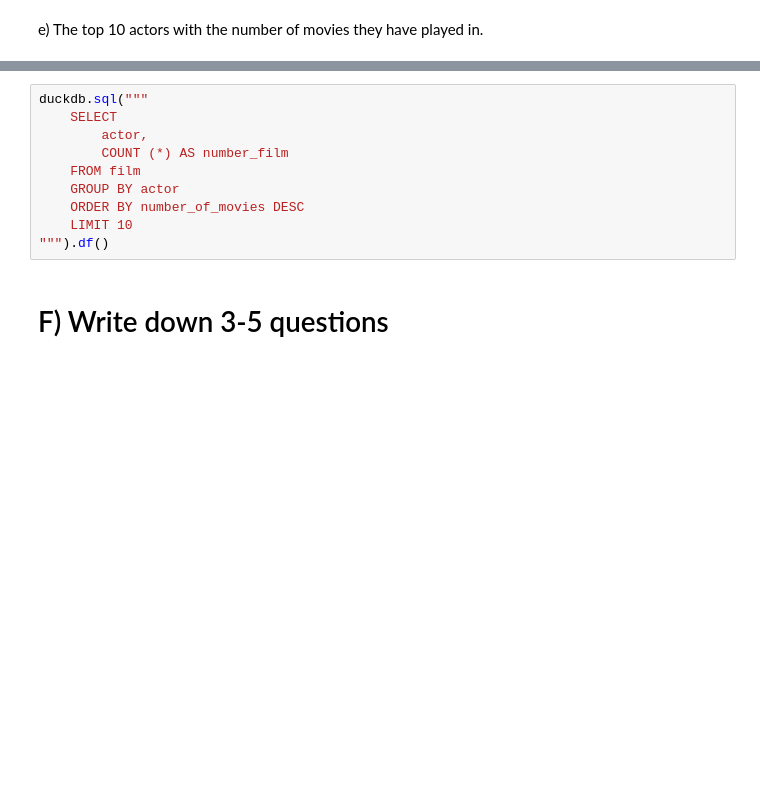
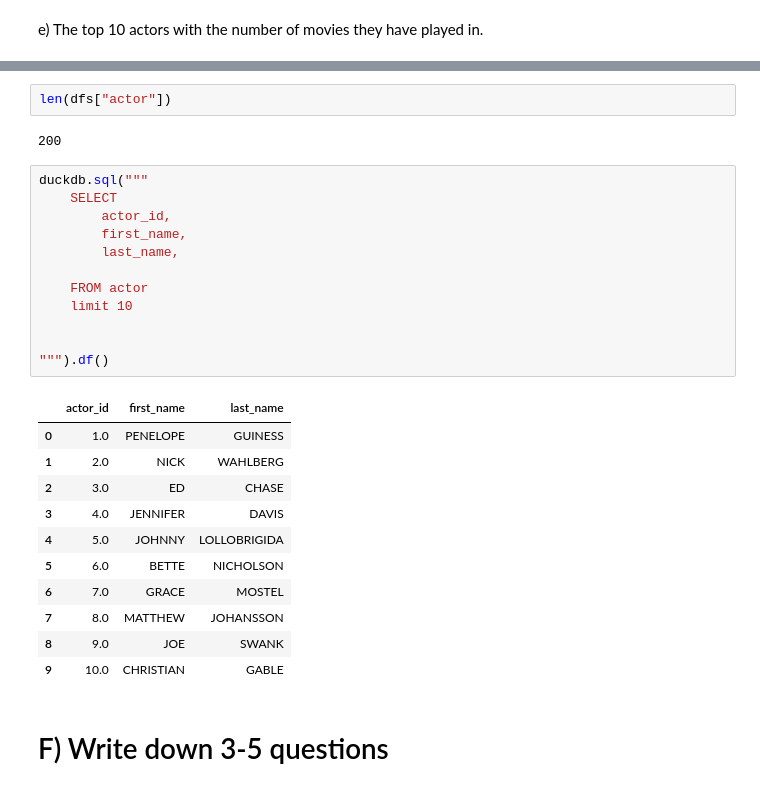
Before and after one commit to ghaliaghazal/Sql_Ghalia_Ghazal_Lab1, a Jupyter notebook: data_analys.ipynb, the cells around one changed output, grey strips where cells are left out. Cells and saved outputs as stored; diff of their text form; blank space fills up the shorter version.

```diff
--- a/data_analys.ipynb
+++ b/data_analys.ipynb
@@ -169,13 +191,31 @@ top_actors.head()
+# %%
+len(dfs["actor"])
+# %% [output]
+200
 # %%
 duckdb.sql("""
     SELECT
-        actor,
-        COUNT (*) AS number_film
-    FROM film
-    GROUP BY actor
-    ORDER BY number_of_movies DESC
-    LIMIT 10
+        actor_id,
+        first_name,
+        last_name,
+
+    FROM actor
+    limit 10
+
+
 """).df()
+# %% [output]
+|  | actor_id | first_name | last_name |
+| 0 | 1.0 | PENELOPE | GUINESS |
+| 1 | 2.0 | NICK | WAHLBERG |
+| 2 | 3.0 | ED | CHASE |
+| 3 | 4.0 | JENNIFER | DAVIS |
+| 4 | 5.0 | JOHNNY | LOLLOBRIGIDA |
+| 5 | 6.0 | BETTE | NICHOLSON |
+| 6 | 7.0 | GRACE | MOSTEL |
+| 7 | 8.0 | MATTHEW | JOHANSSON |
+| 8 | 9.0 | JOE | SWANK |
+| 9 | 10.0 | CHRISTIAN | GABLE |
 # %% [markdown]
 # F) Write down 3-5 questions
 # %% [markdown]
```
Also changed, not shown: parts of 9 cells of this notebook.
